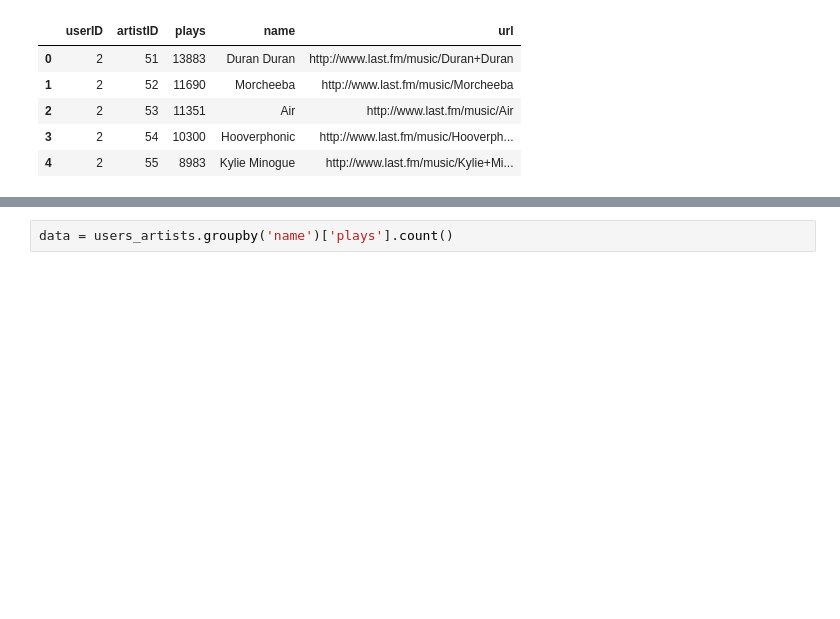
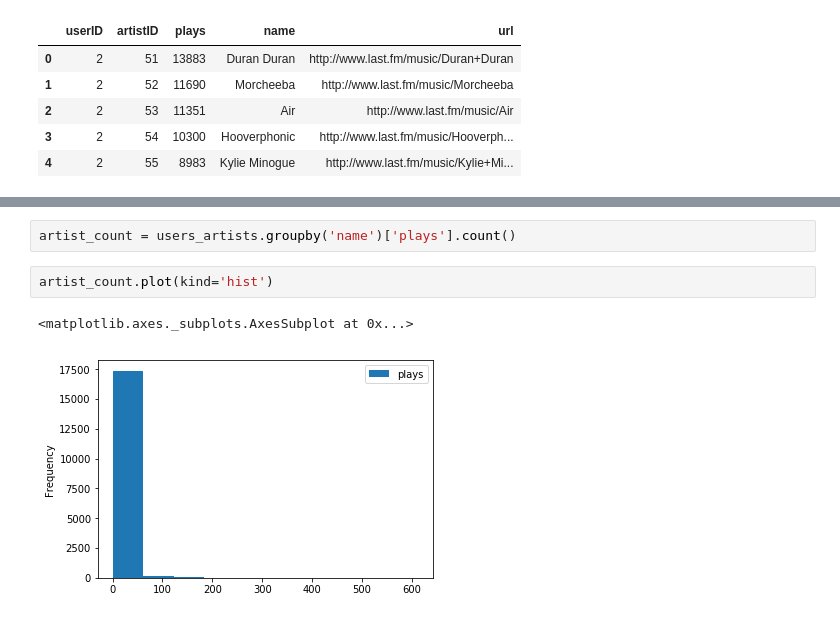
Before and after one commit to softserveslayer/mod_4_artist_recommender, a Jupyter notebook: Recommender_EDA.ipynb, the cells around one changed output, grey strips where cells are left out. Drawn from its saved outputs; the diff is of its cells as text; blank space fills up the shorter version.

```diff
--- a/Recommender_EDA.ipynb
+++ b/Recommender_EDA.ipynb
@@ -50,2 +29,7 @@ iplot(fig)
 # %%
-data = users_artists.groupby('name')['plays'].count()
+artist_count = users_artists.groupby('name')['plays'].count()
+# %%
+artist_count.plot(kind='hist')
+# %% [output]
+<matplotlib.axes._subplots.AxesSubplot at 0x...>
+[figure, added]
```
Also changed, not shown: parts of 18 cells of this notebook, 4 other files.
